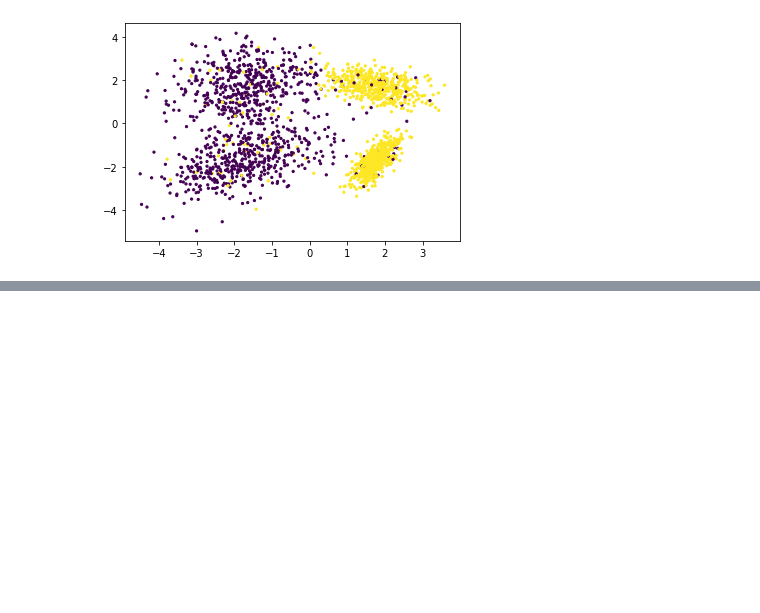
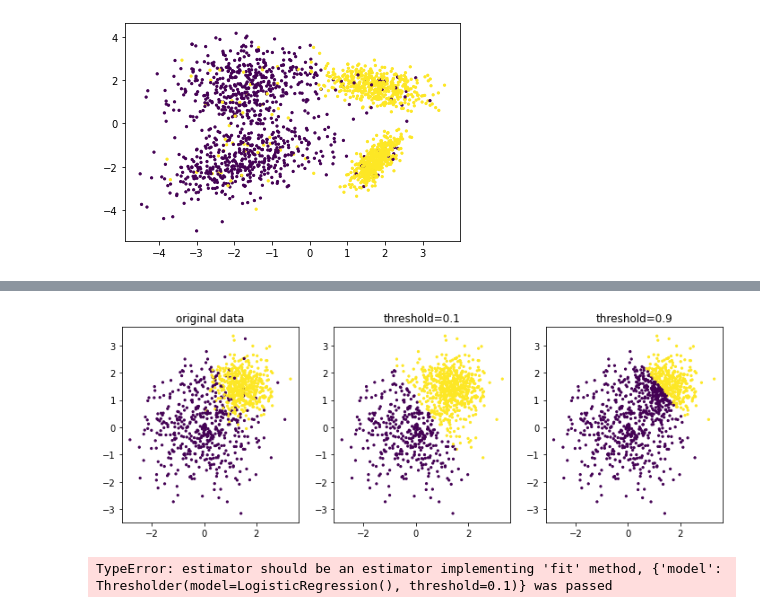
Before and after one commit to Scikit-learn-freecodecamp/4-meta-estimators, a Jupyter notebook: meta_estimators.ipynb, the cells around one changed output, grey strips where cells are left out. Saved outputs shown, nothing was run; the diff lists cells and outputs as text; code cells hidden in the pictures; blank space fills up the shorter version.

```diff
--- a/meta_estimators.ipynb
+++ b/meta_estimators.ipynb
@@ -47,0 +67,30 @@ make_plots()
+# %%
+
+m1 = Thresholder(LogisticRegression(solver='lbfgs'), threshold=0.1).fit(X, y)
+m2 = Thresholder(LogisticRegression(solver='lbfgs'), threshold=0.9).fit(X, y)
+
+plt.figure(figsize=(12, 4))
+plt.subplot(131)
+plt.scatter(X[:, 0], X[:, 1], c=y, s=5)
+plt.title("original data")
+plt.subplot(132)
+plt.scatter(X[:, 0], X[:, 1], c=m1.predict(X), s=5)
+plt.title("threshold=0.1")
+plt.subplot(133)
+plt.scatter(X[:, 0], X[:, 1], c=m2.predict(X), s=5)
+plt.title("threshold=0.9");
+# %% [output]
+[figure, added]
+# %%
+
+mod = GridSearchCV(estimator={"model": Thresholder(LogisticRegression(solver='lbfgs'), threshold=0.1)},
+                  param_grid = {"model__threshold": np.linspace(0.1, 0.9, 50)},
+                  scoring={"precision": make_scorer(precision_score),
+                            "recall": make_scorer(recall_score),
+                            "accuracy": make_scorer(accuracy_score)},
+                  refit="precision",
+                  cv=5)
+
+mod.fit(X, y);
+# %% [output]
+TypeError: estimator should be an estimator implementing 'fit' method, {'model': Thresholder(model=LogisticRegression(), threshold=0.1)} was passed
```
Also changed, not shown: parts of 4 cells of this notebook, 2 other files.
